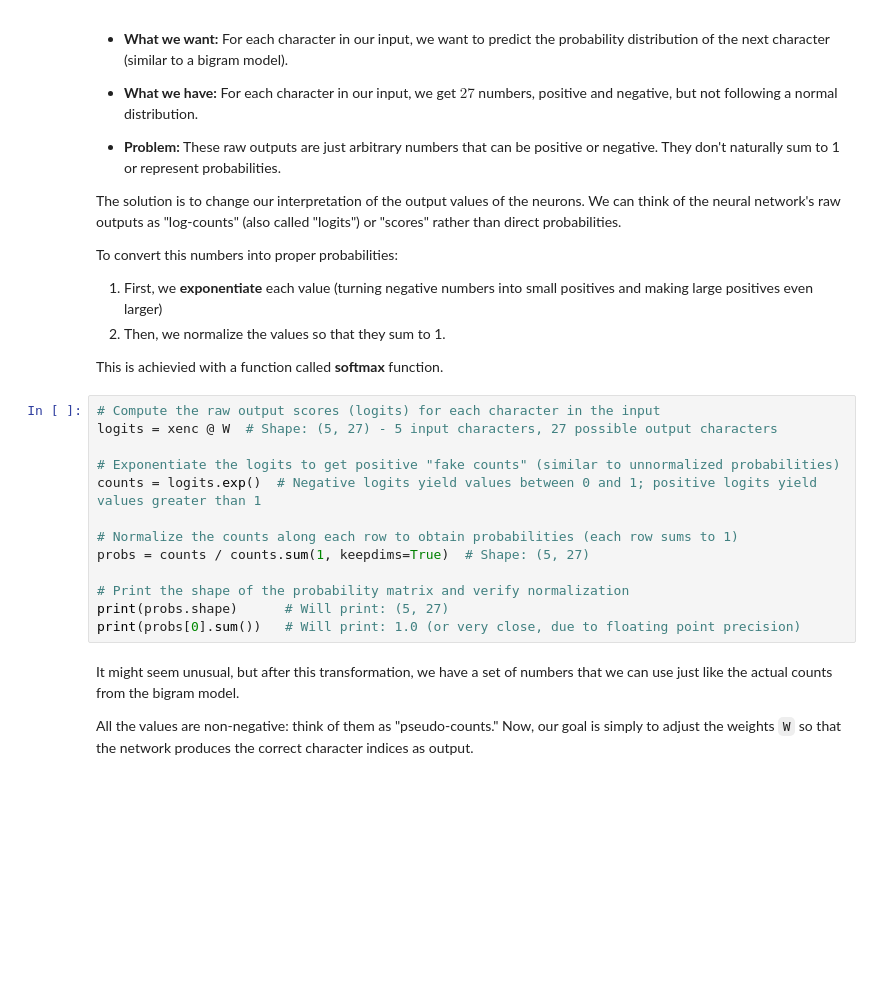
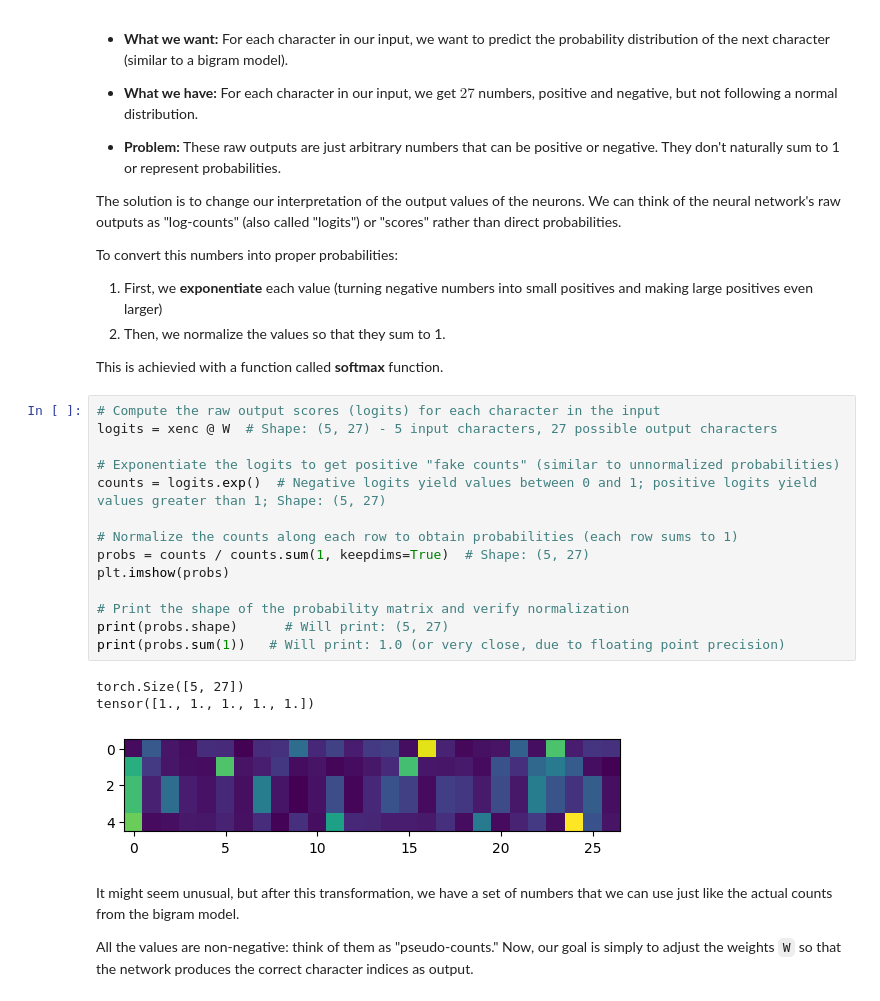
Before and after one commit to mauroandreap/python-tutorial, a Jupyter notebook: 32_language_modeling_1.ipynb, the cells around one changed output. Saved outputs shown, nothing was run; the diff lists cells and outputs as text; blank space fills up the shorter version.

```diff
--- a/32_language_modeling_1.ipynb
+++ b/32_language_modeling_1.ipynb
@@ -567,16 +796,21 @@ This is achievied with a function called **softmax** function.
 # %%
 # Compute the raw output scores (logits) for each character in the input
 logits = xenc @ W  # Shape: (5, 27) - 5 input characters, 27 possible output characters
 
 # Exponentiate the logits to get positive "fake counts" (similar to unnormalized probabilities)
-counts = logits.exp()  # Negative logits yield values between 0 and 1; positive logits yield values greater than 1
+counts = logits.exp()  # Negative logits yield values between 0 and 1; positive logits yield values greater than 1; Shape: (5, 27)
 
 # Normalize the counts along each row to obtain probabilities (each row sums to 1)
 probs = counts / counts.sum(1, keepdims=True)  # Shape: (5, 27)
+plt.imshow(probs)
 
 # Print the shape of the probability matrix and verify normalization
 print(probs.shape)      # Will print: (5, 27)
-print(probs[0].sum())   # Will print: 1.0 (or very close, due to floating point precision)
+print(probs.sum(1))   # Will print: 1.0 (or very close, due to floating point precision)
+# %% [output]
+torch.Size([5, 27])
+tensor([1., 1., 1., 1., 1.])
+[figure, added]
 # %% [markdown]
 It might seem unusual, but after this transformation, we have a set of numbers that we can use just like the actual counts from the bigram model.
 
```
Also changed, not shown: parts of 57 cells of this notebook, 1 other file.
